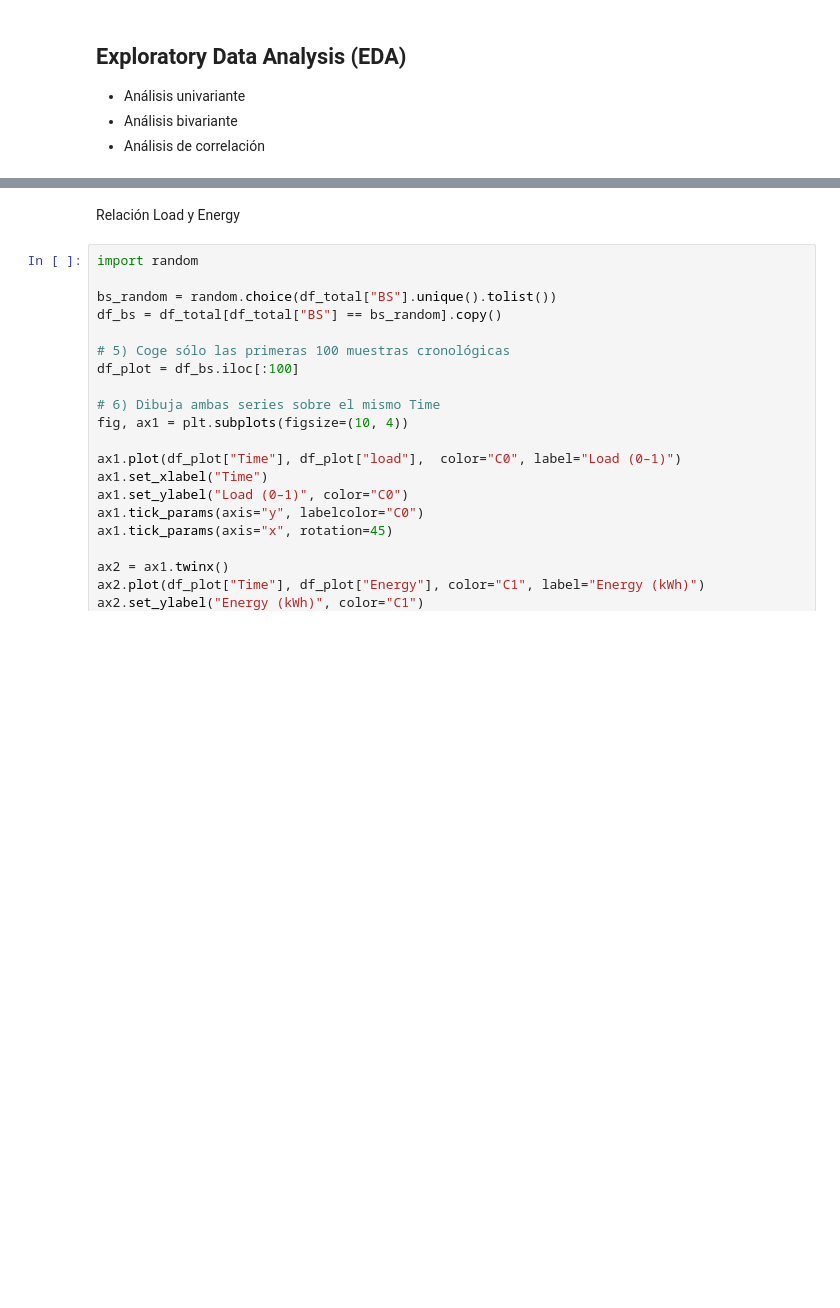
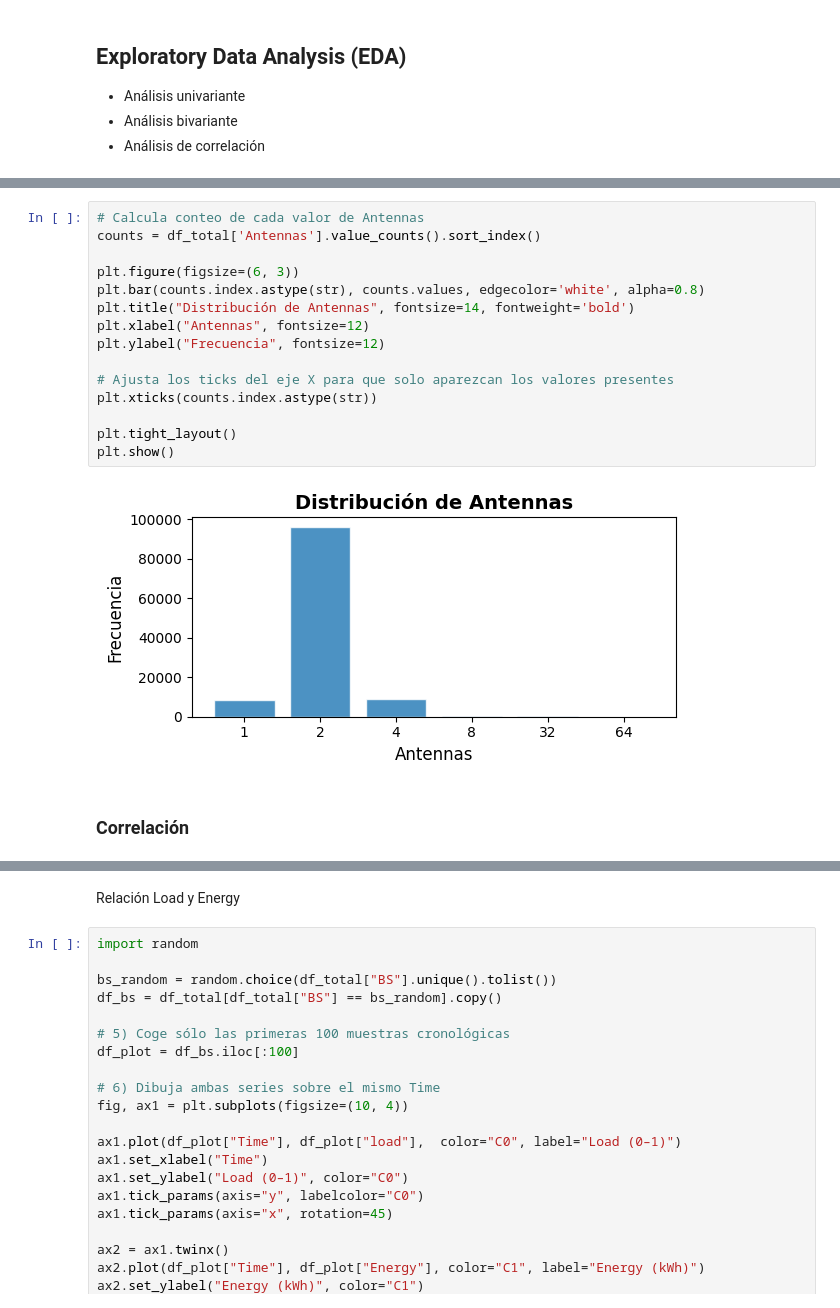
Before and after one commit to Jimateo/AI-ML-for-5G-Energy-Consumption-Modelling, a Jupyter notebook: Prueba_Tecnica_Laude.ipynb, the cells around one changed output, grey strips where cells are left out. Cells and saved outputs as stored; diff of their text form; blank space fills up the shorter version.

```diff
--- a/Prueba_Tecnica_Laude.ipynb
+++ b/Prueba_Tecnica_Laude.ipynb
@@ -64,3 +87,22 @@ plt.show()
+# %%
+# Calcula conteo de cada valor de Antennas
+counts = df_total['Antennas'].value_counts().sort_index()
+
+plt.figure(figsize=(6, 3))
+plt.bar(counts.index.astype(str), counts.values, edgecolor='white', alpha=0.8)
+plt.title("Distribución de Antennas", fontsize=14, fontweight='bold')
+plt.xlabel("Antennas", fontsize=12)
+plt.ylabel("Frecuencia", fontsize=12)
+
+# Ajusta los ticks del eje X para que solo aparezcan los valores presentes
+plt.xticks(counts.index.astype(str))
+
+plt.tight_layout()
+plt.show()
+# %% [output]
+[figure, added]
+# %% [markdown]
+### Correlación
 # %%
 corr = df_total.corr(numeric_only=True)
 print(corr['Energy'].sort_values(ascending=False))  # ordenado por relación con Energy
```
Also changed, not shown: parts of 9 cells of this notebook.
